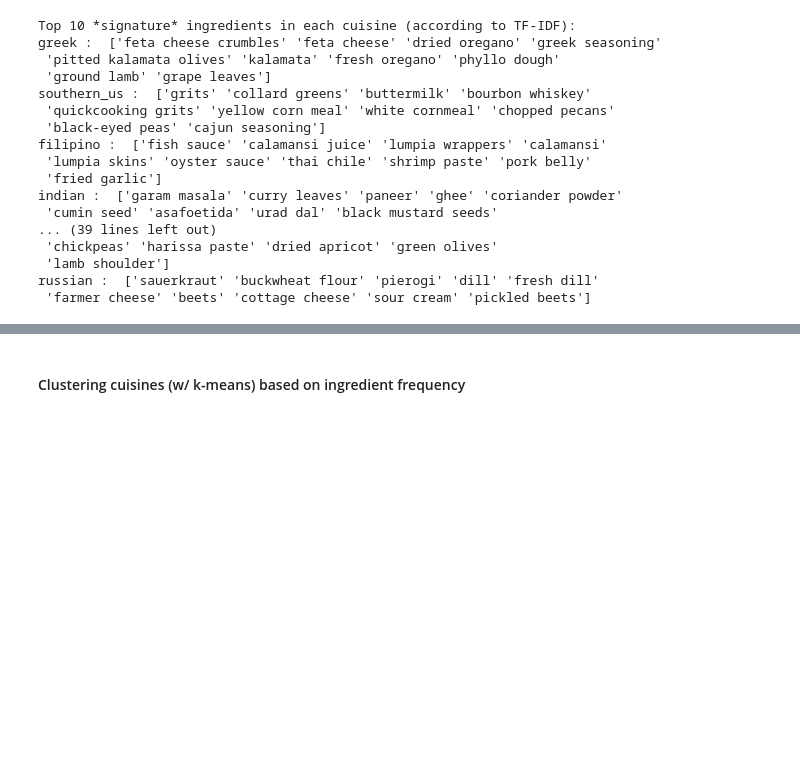
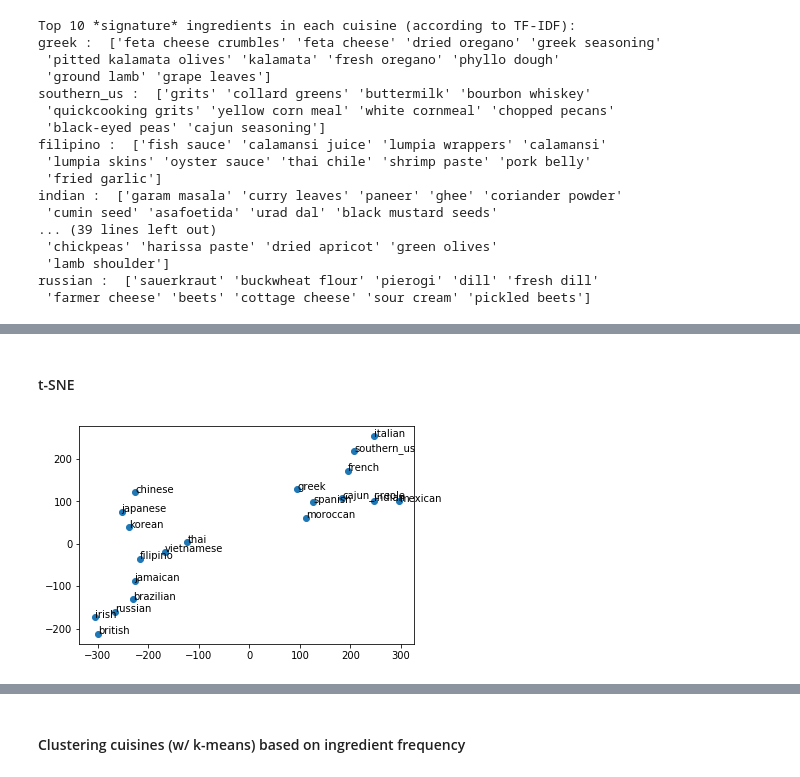
Before and after one commit to neurocaience/cos424_finalproj_kagglewhatscooking, a Jupyter notebook: DataExploration.ipynb, the cells around one changed output, grey strips where cells are left out. Cells and saved outputs as stored; diff of their text form; code cells hidden in the pictures; blank space fills up the shorter version.

```diff
--- a/DataExploration.ipynb
+++ b/DataExploration.ipynb
@@ -181,0 +178,12 @@ dtype: float64
+# %% [markdown]
+#### t-SNE
+# %%
+from sklearn.manifold import TSNE
+X = ingredientFrequency.T
+X_embedded = TSNE(n_components=2, perplexity=3, init='pca').fit_transform(X)
+
+plt.scatter(X_embedded[:,0], X_embedded[:,1])
+for iCuisine, cuisine in enumerate(cuisineList):
+    plt.annotate(cuisine, (X_embedded[iCuisine,0], X_embedded[iCuisine,1]))
+# %% [output]
+[figure, added]
```
Also changed, not shown: parts of 11 cells of this notebook.
